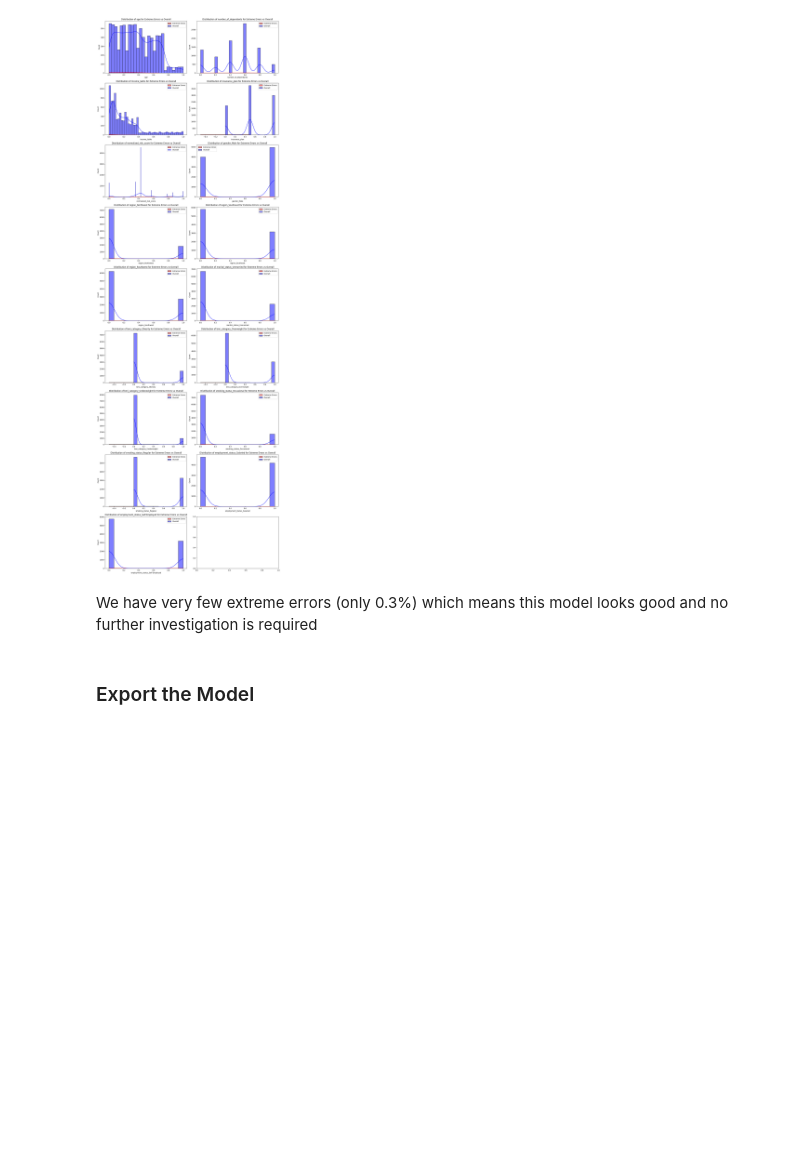
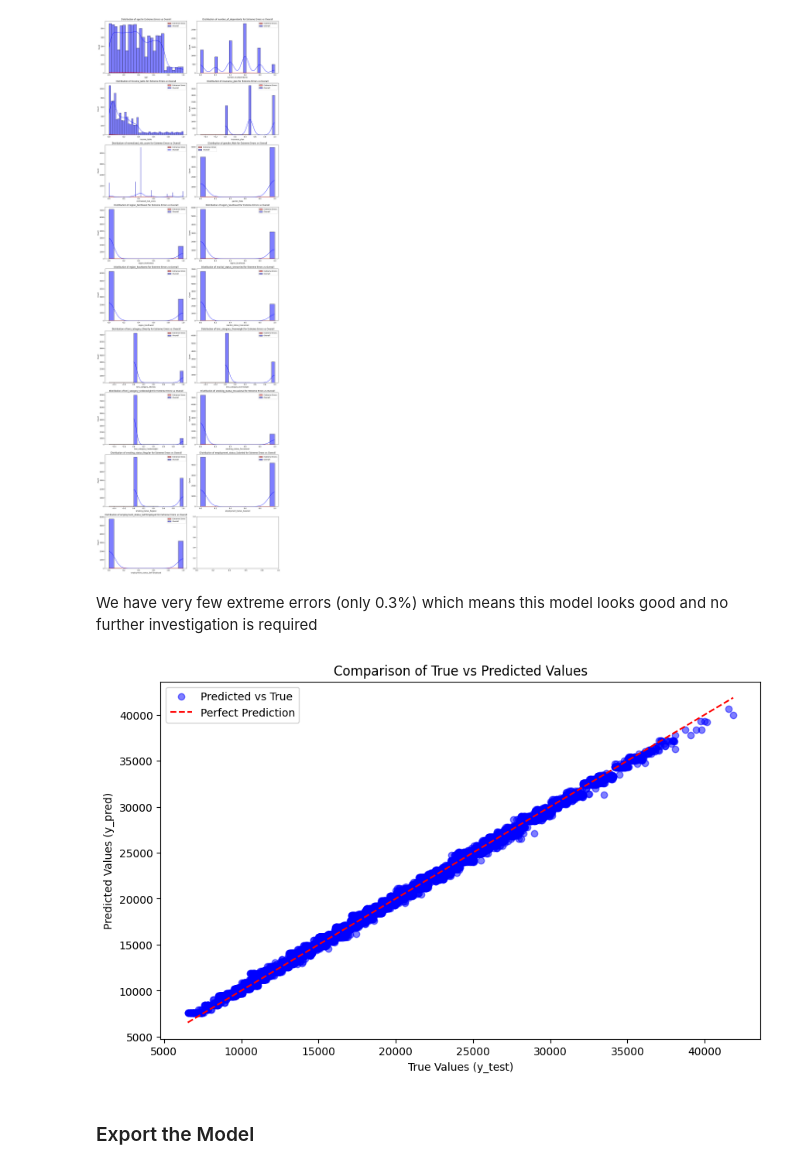
Before and after one commit to kasimajji/ML_Insurance_Price_Estimator, a Jupyter notebook: Data_Files/4.Price_Estimate_model_rest.ipynb, the cells around one changed output. Drawn from its saved outputs; the diff is of its cells as text; code cells hidden in the pictures; blank space fills up the shorter version.

```diff
--- a/Data_Files/4.Price_Estimate_model_rest.ipynb
+++ b/Data_Files/4.Price_Estimate_model_rest.ipynb
@@ -742,6 +742,17 @@ plt.show()
 [figure]
 # %% [markdown]
 We have very few extreme errors (only 0.3%) which means this model looks good and no further investigation is required
+# %%
+plt.figure(figsize=(10, 6))
+plt.scatter(y_test, y_pred, color='blue', alpha=0.5, label='Predicted vs True')
+plt.plot([y_test.min(), y_test.max()], [y_test.min(), y_test.max()], color='red', linestyle='--', label='Perfect Prediction')  # Line of perfect prediction
+plt.title('Comparison of True vs Predicted Values')
+plt.xlabel('True Values (y_test)')
+plt.ylabel('Predicted Values (y_pred)')
+plt.legend(loc='upper left')
+plt.show()
+# %% [output]
+[figure, added]
 # %% [markdown]
 ### Export the Model
 # %%
```
Also changed, not shown: 11 other files.
